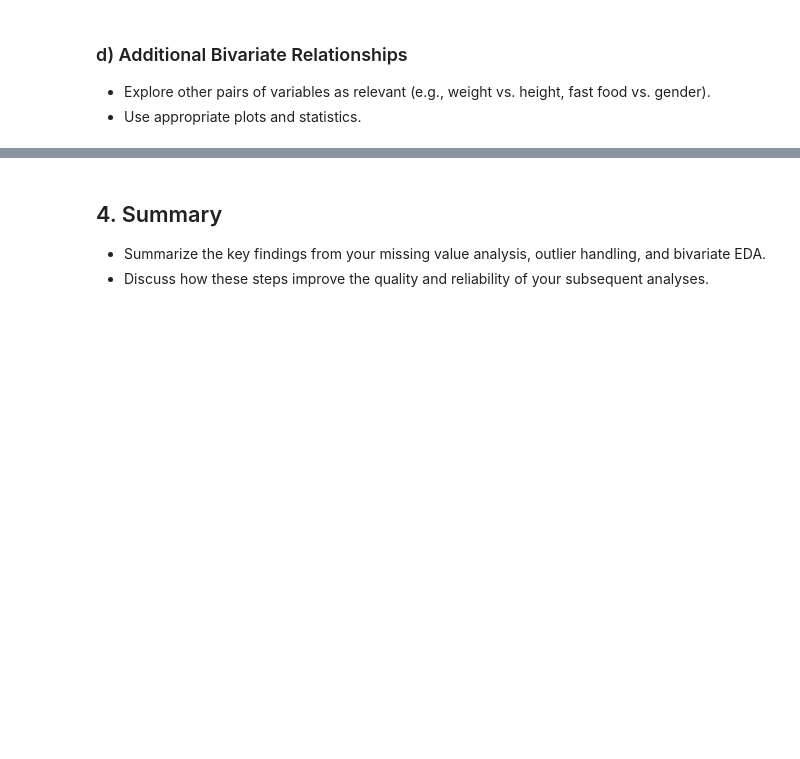
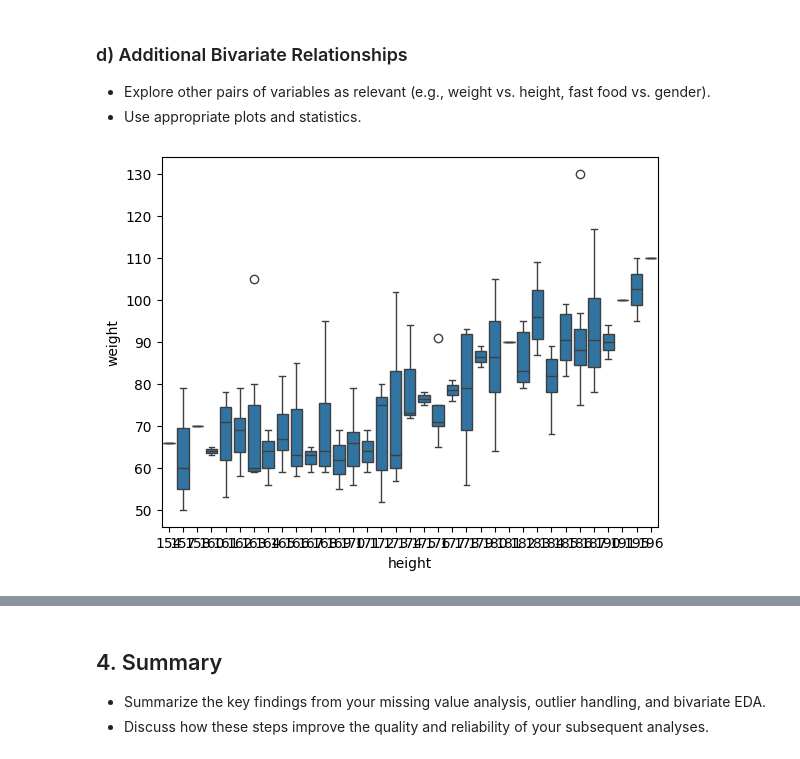
Before and after one commit to chandlershortlidge/lab-eda-bmi, a Jupyter notebook: your-code/Descriptive_Analysis_BMI.ipynb, the cells around one changed output, grey strips where cells are left out. Cells and saved outputs as stored; diff of their text form; code cells hidden in the pictures; blank space fills up the shorter version.

```diff
--- a/your-code/Descriptive_Analysis_BMI.ipynb
+++ b/your-code/Descriptive_Analysis_BMI.ipynb
@@ -443,4 +480,7 @@ The correlation between fastfood consumption and BMI is distorted by extreme out
 - Use appropriate plots and statistics.
 # %%
 ## TODO
-### Insert your Answer Here ###
+sns.boxplot(data=df, x="height", y="weight")
+plt.show()
+# %% [output]
+[figure, added]
```
Also changed, not shown: parts of 10 cells of this notebook.
